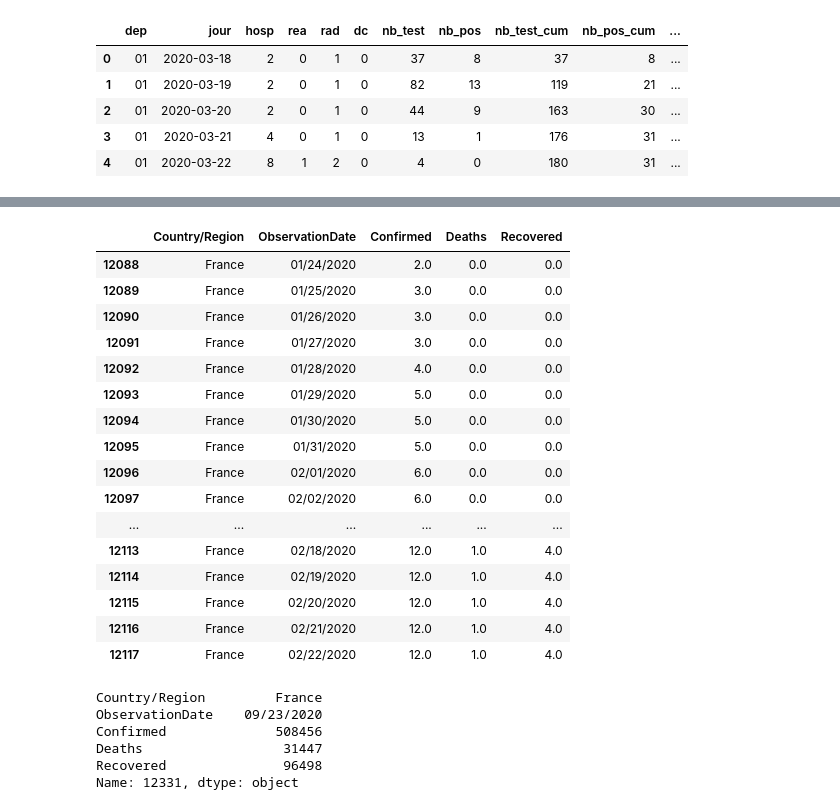
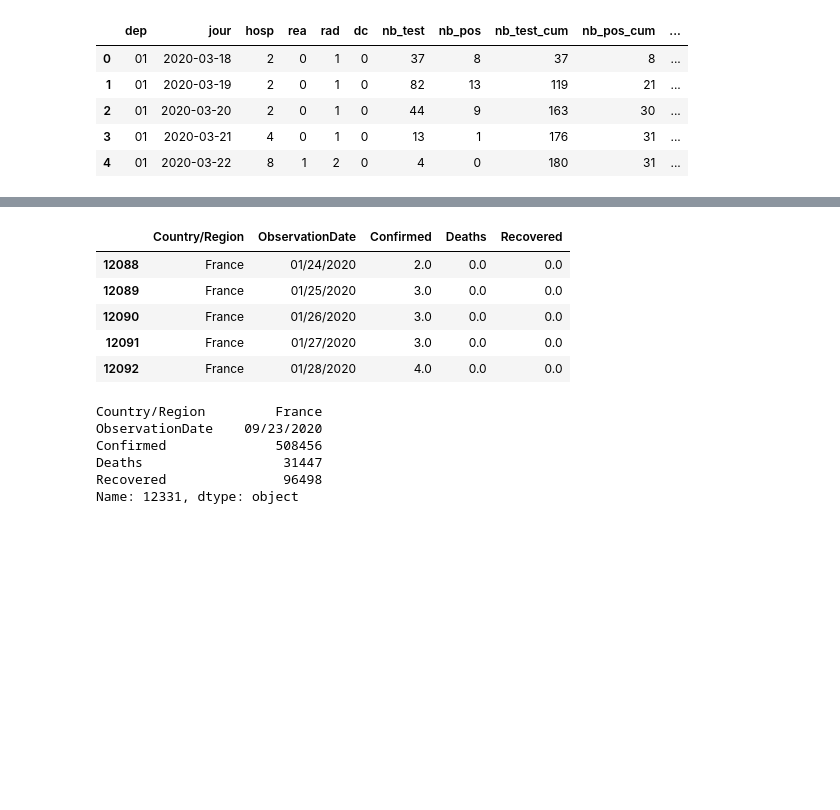
Before and after one commit to pmecchia/Covid19, a Jupyter notebook: data analysis.ipynb, the cells around one changed output, grey strips where cells are left out. Drawn from its saved outputs; the diff is of its cells as text; code cells hidden in the pictures; blank space fills up the shorter version.

```diff
--- a/data analysis.ipynb
+++ b/data analysis.ipynb
@@ -302,24 +350,13 @@ df_country.head(30)
 # %%
 df_france=df_country[(df_country["Country/Region"]=="France")]
-df_france.head(30)
+df_france.head()
 # %% [output]
 |  | Country/Region | ObservationDate | Confirmed | Deaths | Recovered |
 | 12088 | France | 01/24/2020 | 2.0 | 0.0 | 0.0 |
 | 12089 | France | 01/25/2020 | 3.0 | 0.0 | 0.0 |
 | 12090 | France | 01/26/2020 | 3.0 | 0.0 | 0.0 |
 | 12091 | France | 01/27/2020 | 3.0 | 0.0 | 0.0 |
 | 12092 | France | 01/28/2020 | 4.0 | 0.0 | 0.0 |
-| 12093 | France | 01/29/2020 | 5.0 | 0.0 | 0.0 |
-| 12094 | France | 01/30/2020 | 5.0 | 0.0 | 0.0 |
-| 12095 | France | 01/31/2020 | 5.0 | 0.0 | 0.0 |
-| 12096 | France | 02/01/2020 | 6.0 | 0.0 | 0.0 |
-| 12097 | France | 02/02/2020 | 6.0 | 0.0 | 0.0 |
-| ... | ... | ... | ... | ... | ... |
-| 12113 | France | 02/18/2020 | 12.0 | 1.0 | 4.0 |
-| 12114 | France | 02/19/2020 | 12.0 | 1.0 | 4.0 |
-| 12115 | France | 02/20/2020 | 12.0 | 1.0 | 4.0 |
-| 12116 | France | 02/21/2020 | 12.0 | 1.0 | 4.0 |
-| 12117 | France | 02/22/2020 | 12.0 | 1.0 | 4.0 |
 # %%
 df_france.iloc[-1][:]
 # %% [output]
```
Also changed, not shown: parts of 28 cells of this notebook.
